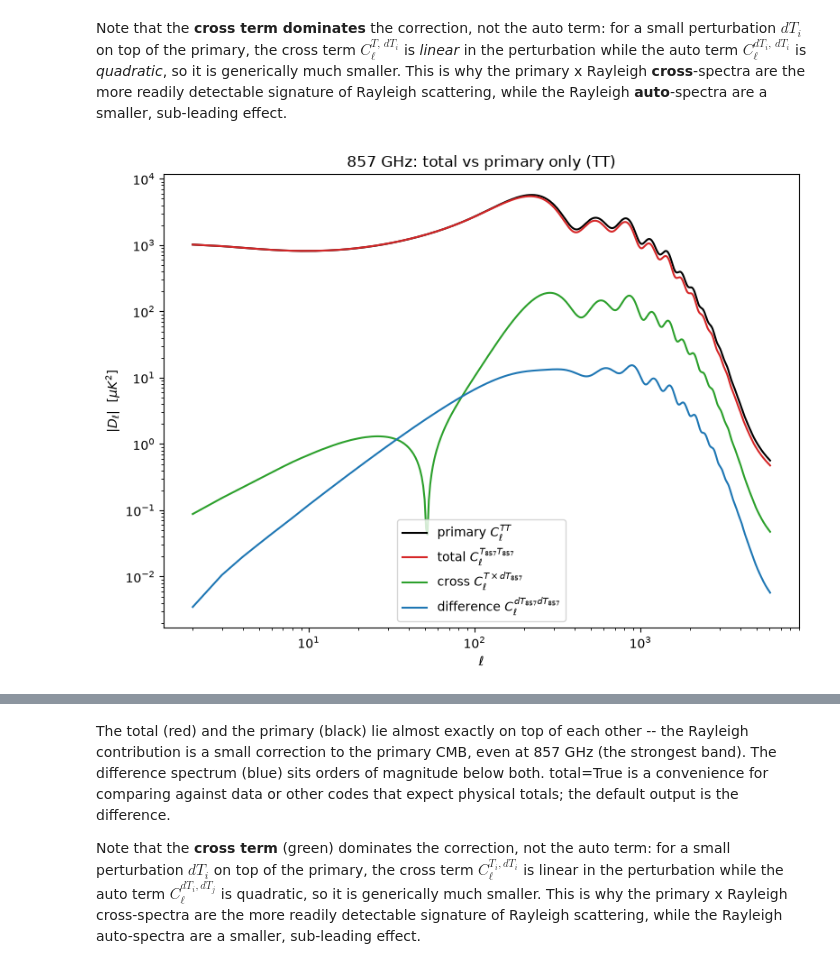
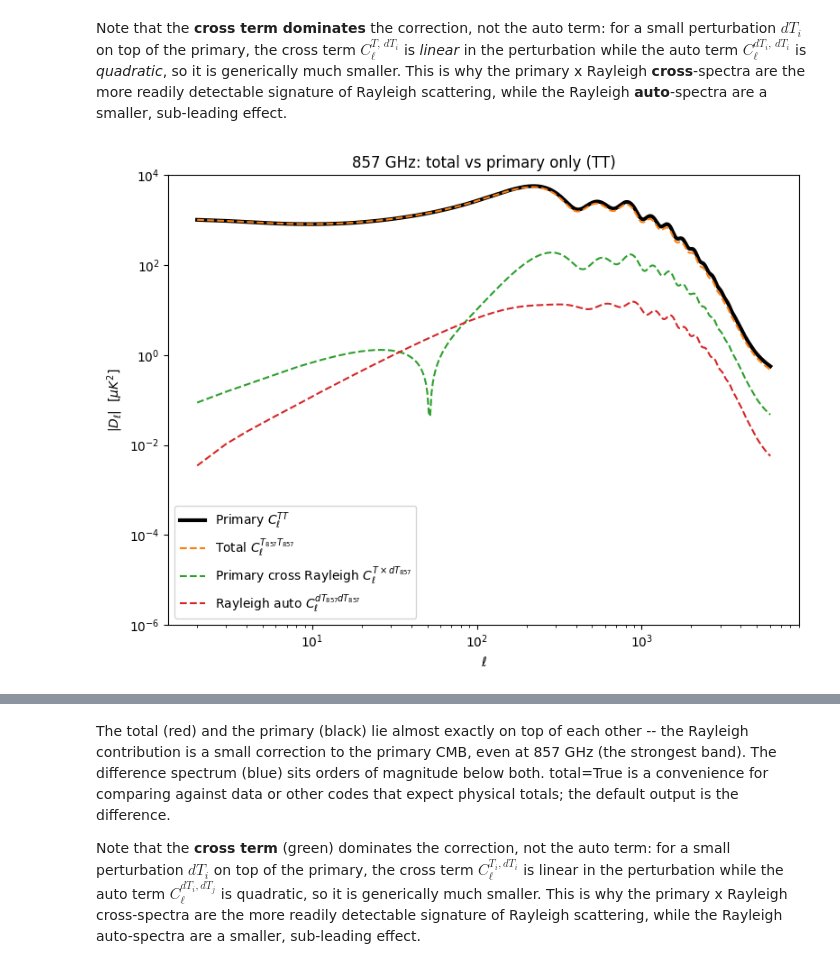
Before and after one commit to Kwanit/CAMB-Rayleigh, a Jupyter notebook: Tutorial.ipynb, the cells around one changed output, grey strips where cells are left out. Drawn from its saved outputs; the diff is of its cells as text; code cells hidden in the pictures.

```diff
--- a/Tutorial.ipynb
+++ b/Tutorial.ipynb
@@ -254,21 +254,30 @@ in the perturbation while the auto term $C_\ell^{dT_i,\,dT_i}$ is *quadratic*, s
 generically much smaller. This is why the primary x Rayleigh **cross**-spectra are the
 more readily detectable signature of Rayleigh scattering, while
 the Rayleigh **auto**-spectra are a smaller, sub-leading effect.
-# %%
-i857 = freqs.index(857) + 1
-
-fig, ax = plt.subplots(figsize=(8, 6))
-ax.plot(ell[2:], np.abs(cls[0, 0, 2:, 0]), color="k", label=r"primary $C_\ell^{TT}$")
-ax.plot(ell[2:], np.abs(cls_total[i857, i857, 2:, 0]), color="C3", label=r"total $C_\ell^{T_{857}T_{857}}$")
-ax.plot(ell[2:], np.abs(cls[0, i857, 2:, 0]), color="C2", label=r"cross $C_\ell^{T \times dT_{857}}$")
-ax.plot(ell[2:], np.abs(cls[i857, i857, 2:, 0]), color="C0", label=r"difference $C_\ell^{dT_{857}dT_{857}}$")
-ax.set_xscale("log")
-ax.set_yscale("log")
-ax.set_xlabel(r"$\ell$")
-ax.set_ylabel(r"$|D_\ell|$  [$\mu K^2$]")
-ax.set_title("857 GHz: total vs primary only (TT)")
-ax.legend()
-fig.tight_layout()
-plt.show()
-# %% [output]
-[figure, removed]
+# %%
+i857 = freqs.index(857) + 1
+
+fig, ax = plt.subplots(figsize=(8, 6))
+ax.plot(ell[2:], np.abs(cls[0, 0, 2:, 0]), color="k", label=r"Primary $C_\ell^{TT}$", lw=3)
+ax.plot(ell[2:], np.abs(cls_total[i857, i857, 2:, 0]), color="C1", label=r"Total $C_\ell^{T_{857}T_{857}}$", ls="--")
+ax.plot(
+    ell[2:],
+    np.abs(cls[0, i857, 2:, 0]),
+    color="C2",
+    label=r"Primary cross Rayleigh $C_\ell^{T \times dT_{857}}$",
+    ls="--",
+)
+ax.plot(
+    ell[2:], np.abs(cls[i857, i857, 2:, 0]), color="C3", label=r"Rayleigh auto $C_\ell^{dT_{857}dT_{857}}$", ls="--"
+)
+ax.set_xscale("log")
+ax.set_yscale("log")
+ax.set_xlabel(r"$\ell$")
+ax.set_ylabel(r"$|D_\ell|$  [$\mu K^2$]")
+ax.set_title("857 GHz: total vs primary only (TT)")
+ax.legend()
+ax.set_ylim(1e-6, 1e4)
+fig.tight_layout()
+plt.show()
+# %% [output]
+[figure, added]
```
Also changed, not shown: parts of 6 cells of this notebook, 2 other files.
